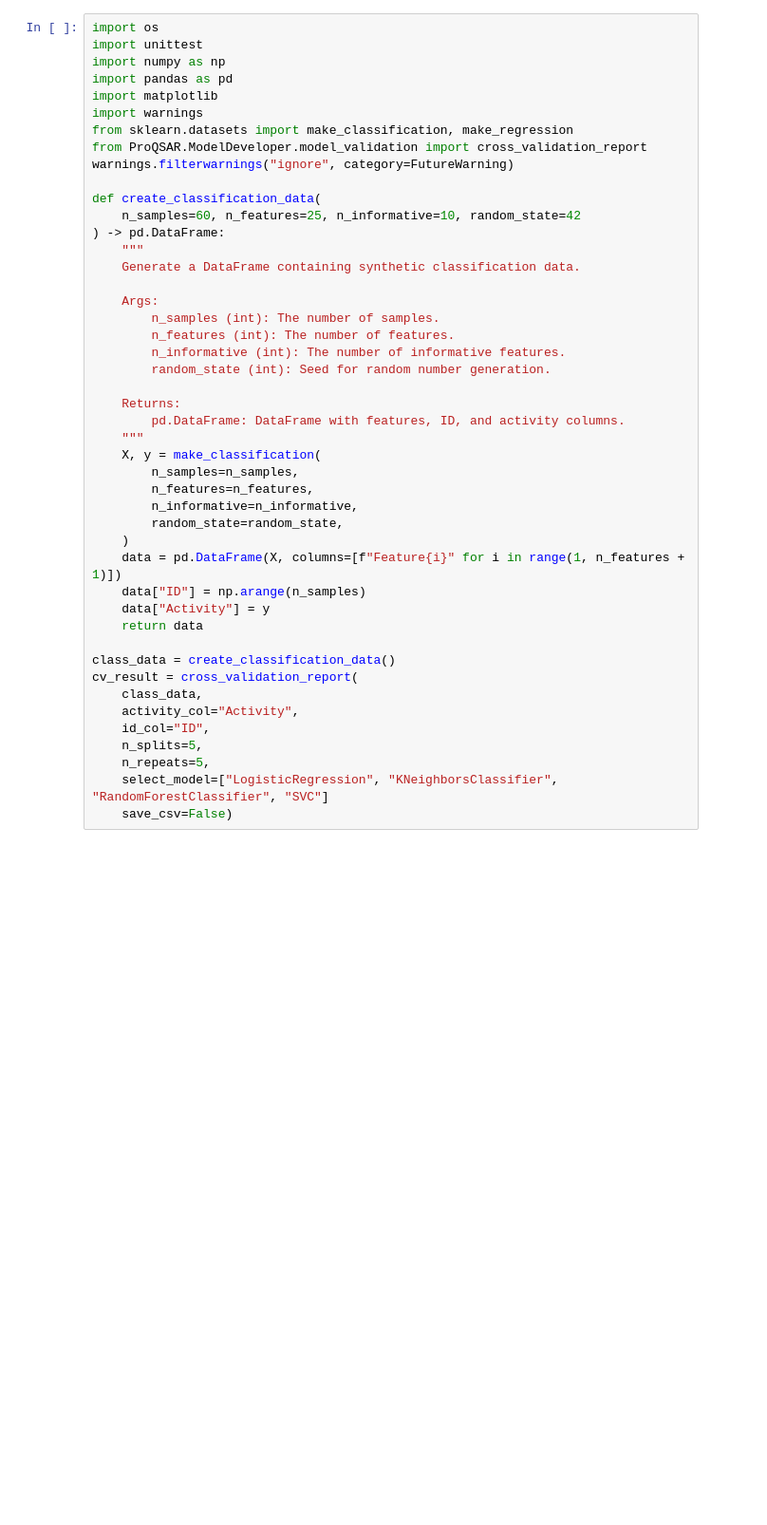
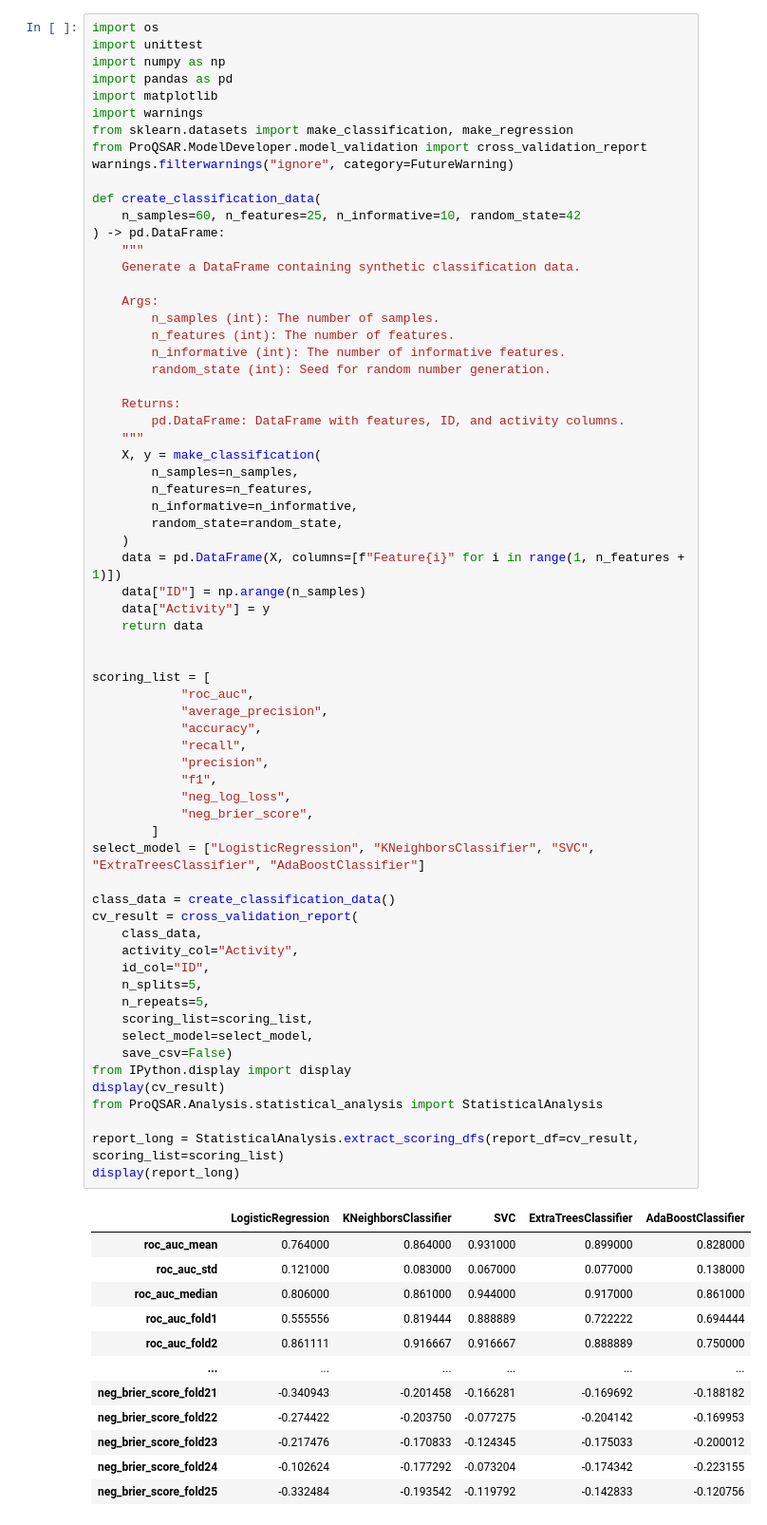
Before and after one commit to Medicine-Artificial-Intelligence/ProQSAR, a Jupyter notebook: check_code.ipynb, the cells around one changed output. Shown: that part at 95% size. Saved outputs shown, nothing was run; the diff lists cells and outputs as text; blank space fills up the shorter version.

```diff
--- a/check_code.ipynb
+++ b/check_code.ipynb
@@ -16,31 +16,64 @@ def create_classification_data(
     Generate a DataFrame containing synthetic classification data.
 
     Args:
         n_samples (int): The number of samples.
         n_features (int): The number of features.
         n_informative (int): The number of informative features.
         random_state (int): Seed for random number generation.
 
     Returns:
         pd.DataFrame: DataFrame with features, ID, and activity columns.
     """
     X, y = make_classification(
         n_samples=n_samples,
         n_features=n_features,
         n_informative=n_informative,
         random_state=random_state,
     )
     data = pd.DataFrame(X, columns=[f"Feature{i}" for i in range(1, n_features + 1)])
     data["ID"] = np.arange(n_samples)
     data["Activity"] = y
     return data
 
+
+scoring_list = [
+            "roc_auc",
+            "average_precision",
+            "accuracy",
+            "recall",
+            "precision",
+            "f1",
+            "neg_log_loss",
+            "neg_brier_score",
+        ]
+select_model = ["LogisticRegression", "KNeighborsClassifier", "SVC", "ExtraTreesClassifier", "AdaBoostClassifier"]
+
 class_data = create_classification_data()
 cv_result = cross_validation_report(
     class_data,
     activity_col="Activity",
     id_col="ID",
     n_splits=5,
     n_repeats=5,
-    select_model=["LogisticRegression", "KNeighborsClassifier", "RandomForestClassifier", "SVC"]
+    scoring_list=scoring_list,
+    select_model=select_model,
     save_csv=False)
+from IPython.display import display
+display(cv_result)
+from ProQSAR.Analysis.statistical_analysis import StatisticalAnalysis
+
+report_long = StatisticalAnalysis.extract_scoring_dfs(report_df=cv_result, scoring_list=scoring_list)
+display(report_long)
+# %% [output]
+|  | LogisticRegression | KNeighborsClassifier | SVC | ExtraTreesClassifier | AdaBoostClassifier |
+| roc_auc_mean | 0.764000 | 0.864000 | 0.931000 | 0.899000 | 0.828000 |
+| roc_auc_std | 0.121000 | 0.083000 | 0.067000 | 0.077000 | 0.138000 |
+| roc_auc_median | 0.806000 | 0.861000 | 0.944000 | 0.917000 | 0.861000 |
+| roc_auc_fold1 | 0.555556 | 0.819444 | 0.888889 | 0.722222 | 0.694444 |
+| roc_auc_fold2 | 0.861111 | 0.916667 | 0.916667 | 0.888889 | 0.750000 |
+| ... | ... | ... | ... | ... | ... |
+| neg_brier_score_fold21 | -0.340943 | -0.201458 | -0.166281 | -0.169692 | -0.188182 |
+| neg_brier_score_fold22 | -0.274422 | -0.203750 | -0.077275 | -0.204142 | -0.169953 |
+| neg_brier_score_fold23 | -0.217476 | -0.170833 | -0.124345 | -0.175033 | -0.200012 |
+| neg_brier_score_fold24 | -0.102624 | -0.177292 | -0.073204 | -0.174342 | -0.223155 |
+| neg_brier_score_fold25 | -0.332484 | -0.193542 | -0.119792 | -0.142833 | -0.120756 |
```
Also changed, not shown: parts of 18 cells of this notebook, 3 other files.
